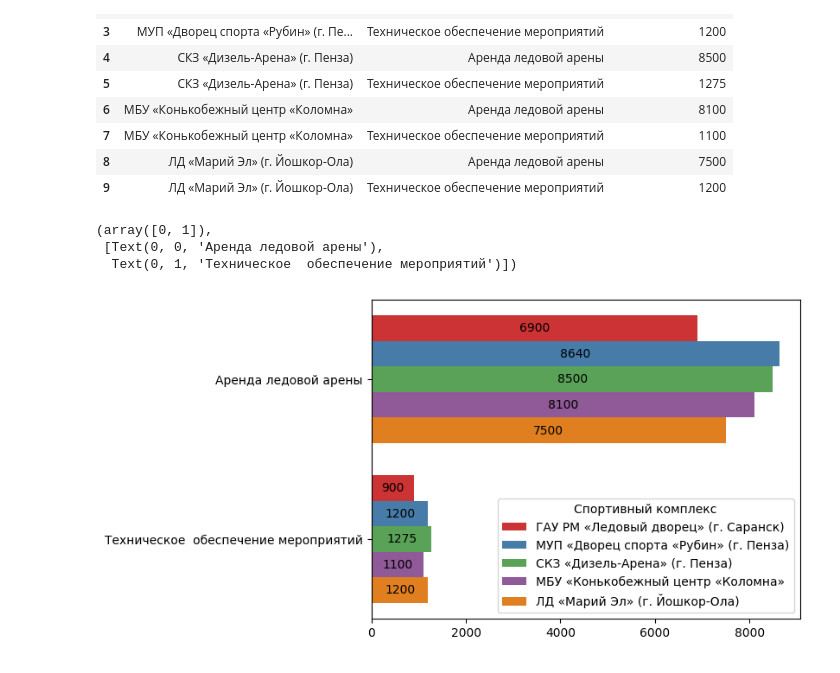
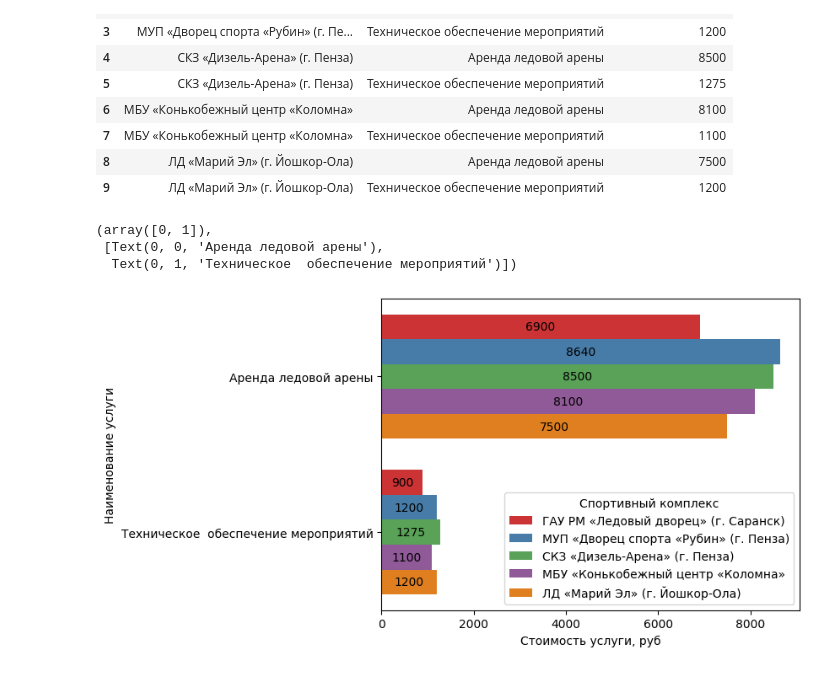
Before and after one commit to AleksandraPetrova97/graduate-project-analyst, a Jupyter notebook: 2 Практическая часть/tabl_2.ipynb, the cells around one changed output. Saved outputs shown, nothing was run; the diff lists cells and outputs as text; code cells hidden in the pictures.

```diff
--- a/2 Практическая часть/tabl_2.ipynb
+++ b/2 Практическая часть/tabl_2.ipynb
@@ -30,13 +30,13 @@ df
 # %%
 splot = sns.barplot(x='Стоимость услуги',y='Предоставляемая услуга',data=df, hue= "Спортивный комплекс", palette="Set1")
 for i in splot.containers:
     splot.bar_label(i,label_type='center')
-plt.xlabel('')
-plt.ylabel('')
+plt.xlabel('Стоимость услуги, руб')
+plt.ylabel('Наименование услуги')
 plt.xticks (size=10)
 plt.yticks (size=10)
 # %% [output]
 (array([0, 1]),
  [Text(0, 0, 'Аренда ледовой арены'),
   Text(0, 1, 'Техническое  обеспечение мероприятий')])
-[figure, old version]
+[figure, new version]
```
Also changed, not shown: 22 other files.
